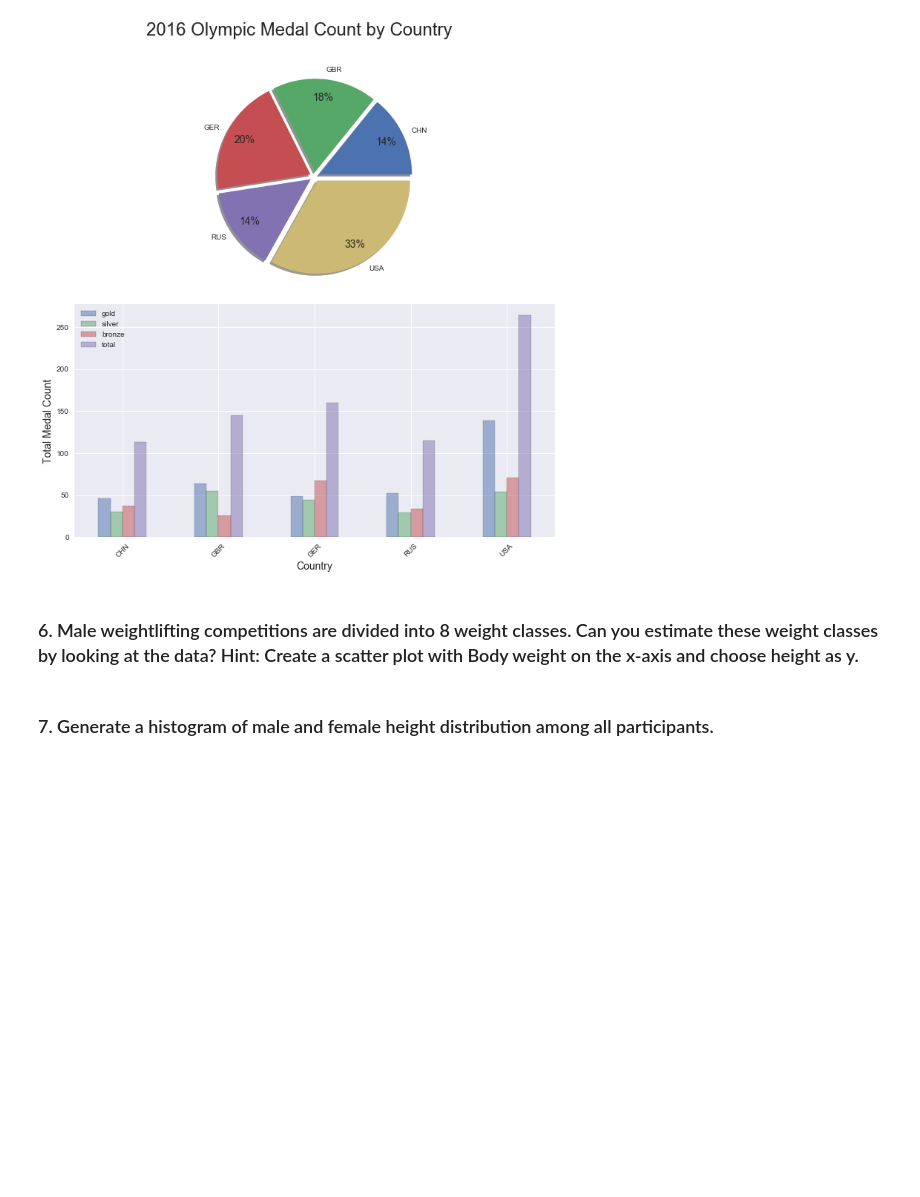
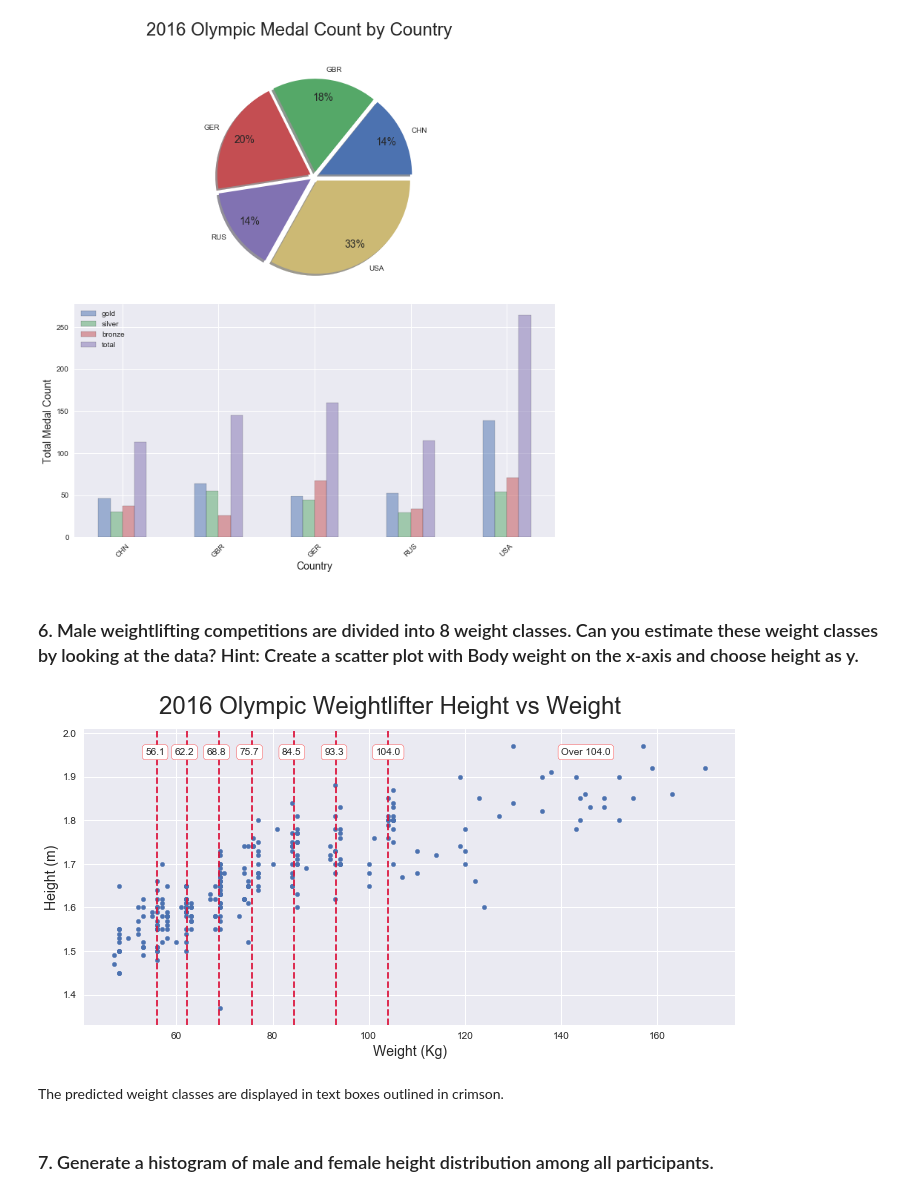
Before and after one commit to TimothyHelton/k2datascience, a Jupyter notebook: notebooks/EDA_Olympics_Exercises.ipynb, the cells around one changed output. Saved outputs shown, nothing was run; the diff lists cells and outputs as text; code cells hidden in the pictures; blank space fills up the shorter version.

```diff
--- a/notebooks/EDA_Olympics_Exercises.ipynb
+++ b/notebooks/EDA_Olympics_Exercises.ipynb
@@ -175,5 +175,11 @@ oly.country_medals_plot()
 [figure]
 # %% [markdown]
 ### 6. Male weightlifting competitions are divided into 8 weight classes. Can you estimate these weight classes by looking at the data? Hint: Create a scatter plot with Body weight on the x-axis and choose height as y.
+# %%
+oly.weightlifting_classes()
+# %% [output]
+[figure, added]
+# %% [markdown]
+The predicted weight classes are displayed in text boxes outlined in crimson.
 # %% [markdown]
 ### 7. Generate a histogram of male and female height distribution among all participants.
```
Also changed, not shown: parts of 4 cells of this notebook, 1 other file.
